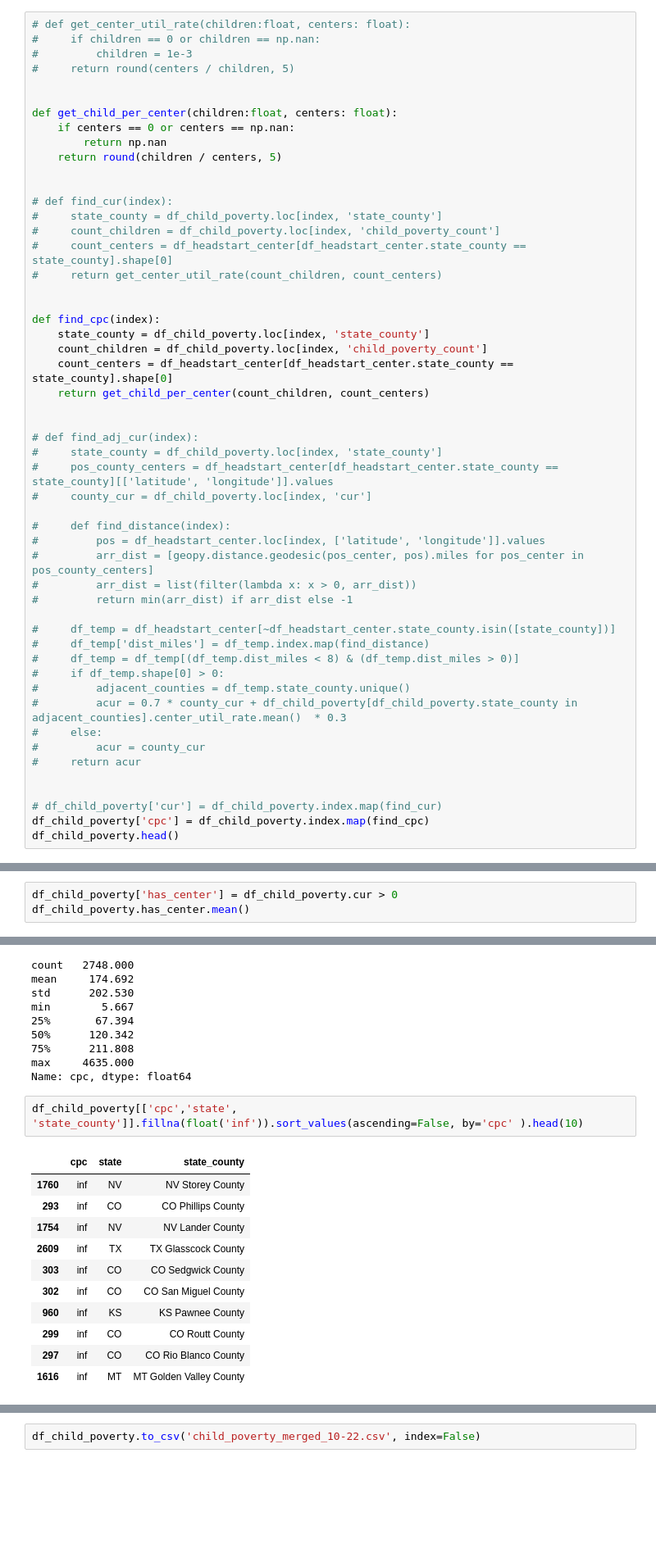
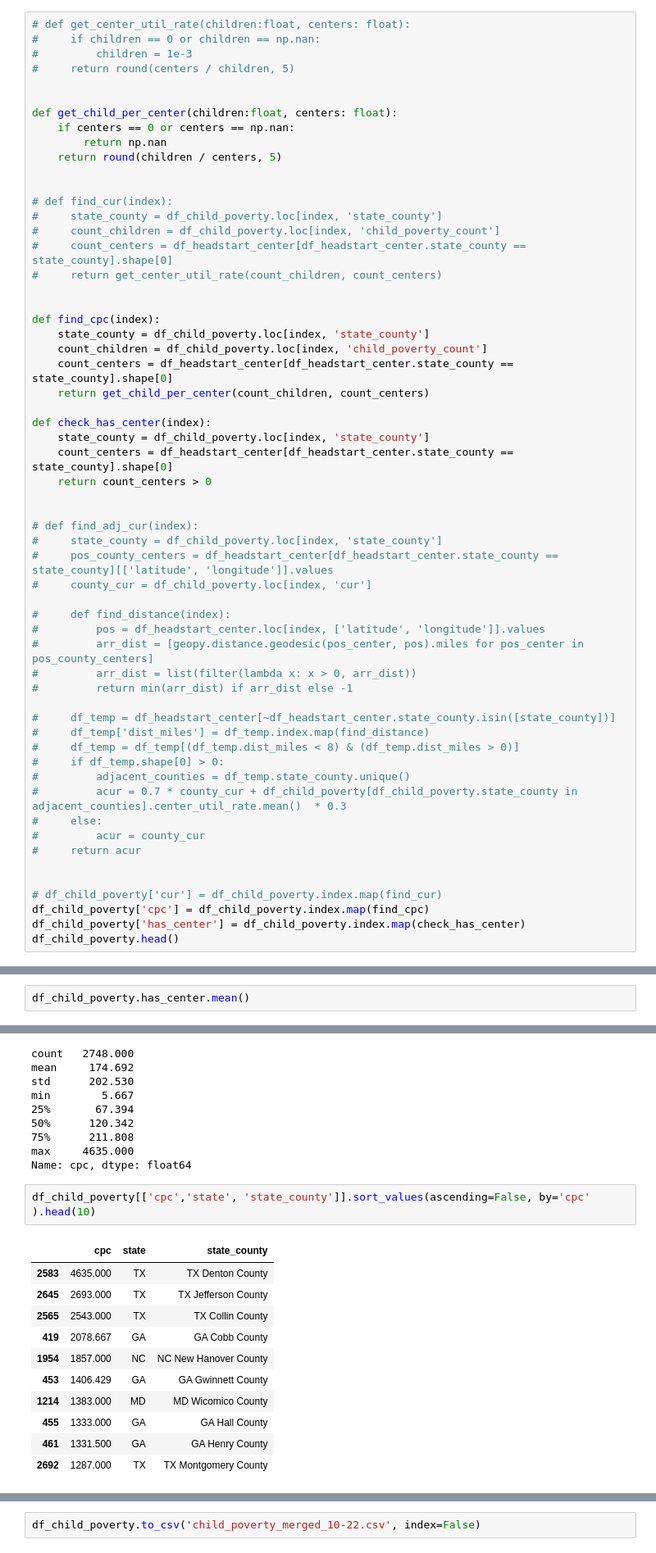
Before and after one commit to AGA-Datathon-2023/Dataminers, a Jupyter notebook: analysis_submission.ipynb, the cells around one changed output, grey strips where cells are left out. Shown at 82% size. Drawn from its saved outputs; the diff is of its cells as text; blank space fills up the shorter version.

```diff
--- a/analysis_submission.ipynb
+++ b/analysis_submission.ipynb
@@ -242,6 +241,11 @@ def find_cpc(index):
     count_centers = df_headstart_center[df_headstart_center.state_county == state_county].shape[0]
     return get_child_per_center(count_children, count_centers)
 
+def check_has_center(index):
+    state_county = df_child_poverty.loc[index, 'state_county']
+    count_centers = df_headstart_center[df_headstart_center.state_county == state_county].shape[0]
+    return count_centers > 0
+
 
 # def find_adj_cur(index):
 #     state_county = df_child_poverty.loc[index, 'state_county']
@@ -267,5 +271,6 @@ def find_cpc(index):
 
 # df_child_poverty['cur'] = df_child_poverty.index.map(find_cur)
 df_child_poverty['cpc'] = df_child_poverty.index.map(find_cpc)
+df_child_poverty['has_center'] = df_child_poverty.index.map(check_has_center)
 df_child_poverty.head()
 # %% [output]
@@ -365,5 +366,4 @@ df_child_poverty.latitude.isna().sum(), df_child_poverty.longitude.isna().sum()
 # %%
-df_child_poverty['has_center'] = df_child_poverty.cur > 0
 df_child_poverty.has_center.mean()
 # %% [output]
 0.8971596474045054
@@ -411,19 +415,19 @@ min        5.667
 max     4635.000
 Name: cpc, dtype: float64
 # %%
-df_child_poverty[['cpc','state', 'state_county']].fillna(float('inf')).sort_values(ascending=False, by='cpc' ).head(10)
+df_child_poverty[['cpc','state', 'state_county']].sort_values(ascending=False, by='cpc' ).head(10)
 # %% [output]
 |  | cpc | state | state_county |
-| 1760 | inf | NV | NV Storey County |
-| 293 | inf | CO | CO Phillips County |
-| 1754 | inf | NV | NV Lander County |
-| 2609 | inf | TX | TX Glasscock County |
-| 303 | inf | CO | CO Sedgwick County |
-| 302 | inf | CO | CO San Miguel County |
-| 960 | inf | KS | KS Pawnee County |
-| 299 | inf | CO | CO Routt County |
-| 297 | inf | CO | CO Rio Blanco County |
-| 1616 | inf | MT | MT Golden Valley County |
+| 2583 | 4635.000 | TX | TX Denton County |
+| 2645 | 2693.000 | TX | TX Jefferson County |
+| 2565 | 2543.000 | TX | TX Collin County |
+| 419 | 2078.667 | GA | GA Cobb County |
+| 1954 | 1857.000 | NC | NC New Hanover County |
+| 453 | 1406.429 | GA | GA Gwinnett County |
+| 1214 | 1383.000 | MD | MD Wicomico County |
+| 455 | 1333.000 | GA | GA Hall County |
+| 461 | 1331.500 | GA | GA Henry County |
+| 2692 | 1287.000 | TX | TX Montgomery County |
 # %%
 df_child_poverty.head()
 # %% [output]
```
Also changed, not shown: parts of 8 cells of this notebook.
